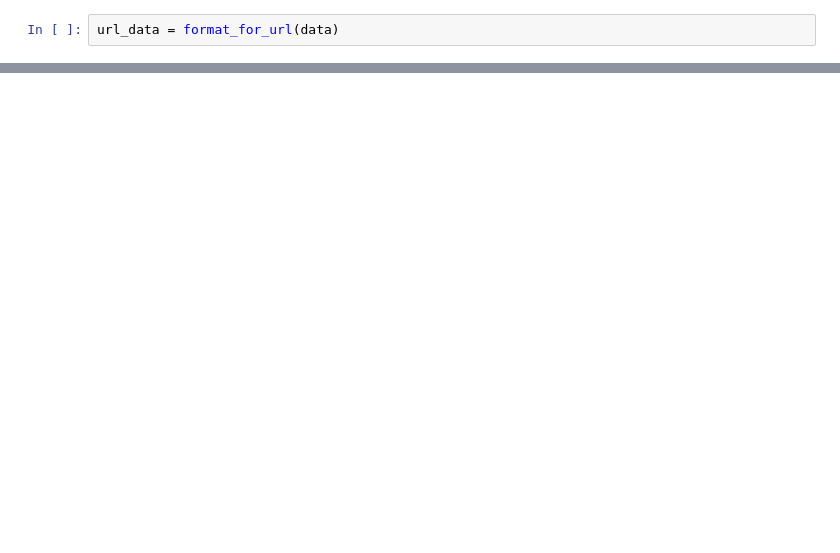
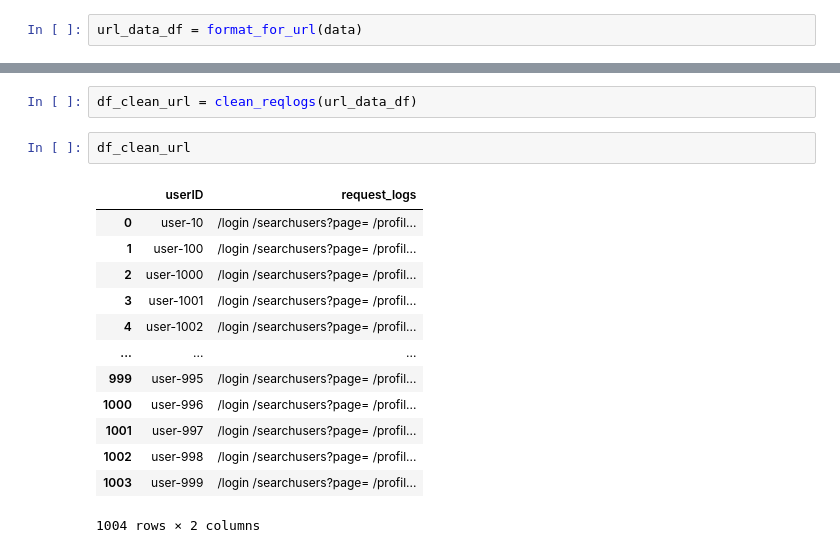
Before and after one commit to Request-analysis-ML/request-analyzer-model, a Jupyter notebook: vectors_check.ipynb, the cells around one changed output, grey strips where cells are left out. Drawn from its saved outputs; the diff is of its cells as text; blank space fills up the shorter version.

```diff
--- a/vectors_check.ipynb
+++ b/vectors_check.ipynb
@@ -25,2 +13,2 @@ data
 # %%
-url_data = format_for_url(data)
+url_data_df = format_for_url(data)
@@ -52,0 +31,18 @@ See the caveats in the documentation: https://pandas.pydata.org/pandas-docs/stab
+# %%
+df_clean_url = clean_reqlogs(url_data_df)
+# %%
+df_clean_url
+# %% [output]
+|  | userID | request_logs |
+| 0 | user-10 | /login /searchusers?page= /profil... |
+| 1 | user-100 | /login /searchusers?page= /profil... |
+| 2 | user-1000 | /login /searchusers?page= /profil... |
+| 3 | user-1001 | /login /searchusers?page= /profil... |
+| 4 | user-1002 | /login /searchusers?page= /profil... |
+| ... | ... | ... |
+| 999 | user-995 | /login /searchusers?page= /profil... |
+| 1000 | user-996 | /login /searchusers?page= /profil... |
+| 1001 | user-997 | /login /searchusers?page= /profil... |
+| 1002 | user-998 | /login /searchusers?page= /profil... |
+| 1003 | user-999 | /login /searchusers?page= /profil... |
+1004 rows × 2 columns
```
Also changed, not shown: parts of 10 cells of this notebook, 3 other files.
